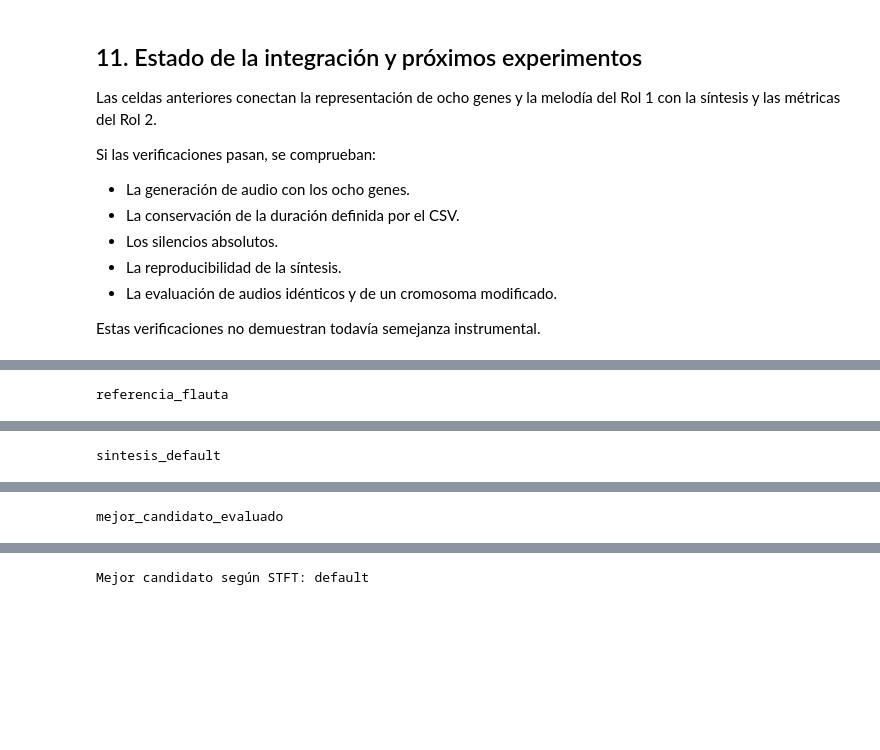
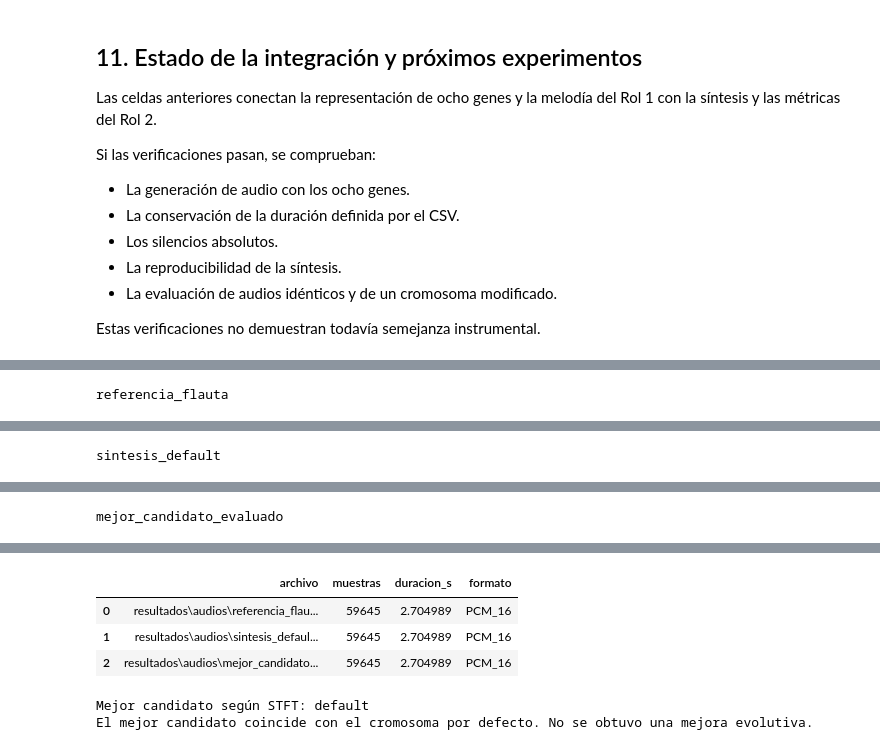
Before and after one commit to AlejoHuay/silbido-a-instrumento-prototipo-AG-IA, a Jupyter notebook: notebooks/02_rol2_sintesis_fitness.ipynb, the cells around one changed output, grey strips where cells are left out. Cells and saved outputs as stored; diff of their text form; code cells hidden in the pictures; blank space fills up the shorter version.

```diff
--- a/notebooks/02_rol2_sintesis_fitness.ipynb
+++ b/notebooks/02_rol2_sintesis_fitness.ipynb
@@ -361,20 +384,3 @@ display(pd.DataFrame([resultado_identico]))
 # %% [output]
 |  | error_stft_db | fitness_stft | fitness_croma |
 | 0 | 0.0 | 1.0 | 1.0 |
-# %%
-# Copiar el cromosoma inicial de ocho genes.
-gen_distinto = gen_prueba.copy()
-
-# Modificar únicamente la amplitud del segundo armónico.
-indice = rep.obtener_nombres_genes().index("amp_arm2")
-gen_distinto[indice] = 0.95
-
-aptitud = evaluar_individuo(
-    gen=gen_distinto,
-    notas=notas,
-    duraciones=duraciones,
-    referencia=audio,  # Comprobación con referencia sintética.
-    metrica="stft",
-)
-
-print(f"Aptitud que recibiría el AG: {aptitud:.4f}")
@@ -873,40 +1182,86 @@ nombre_mejor = comparacion.loc[
     "candidato",
 ]
 
+gen_mejor = candidatos[nombre_mejor].copy()
+
 audio_default = sintetizar_instrumento(
-    notas, duraciones, gen_prueba
+    notas,
+    duraciones,
+    gen_prueba,
 )
 
 audio_mejor = sintetizar_instrumento(
-    notas, duraciones, candidatos[nombre_mejor]
+    notas,
+    duraciones,
+    gen_mejor,
 )
+
+audios_exportados = []
 
 for nombre, senal in {
     "referencia_flauta": referencia,
     "sintesis_default": audio_default,
     "mejor_candidato_evaluado": audio_mejor,
 }.items():
-    guardar_wav(CARPETA_ROL2 / f"{nombre}.wav", senal)
+    ruta = guardar_wav(
+        CARPETA_AUDIO / f"{nombre}.wav",
+        senal,
+    )
+
+    informacion = sf.info(ruta)
+
+    assert informacion.samplerate == FRECUENCIA_MUESTREO
+    assert informacion.channels == 1
+    assert informacion.subtype == "PCM_16"
+    assert informacion.frames == len(referencia)
+
+    audios_exportados.append({
+        "archivo": str(ruta.relative_to(RAIZ)),
+        "muestras": informacion.frames,
+        "duracion_s": informacion.duration,
+        "formato": informacion.subtype,
+    })
 
     print(nombre)
+
     display(Audio(
         senal,
         rate=FRECUENCIA_MUESTREO,
         normalize=False,
     ))
 
-np.save(
-    CARPETA_ROL2 / "gen_mejor_candidato_evaluado.npy",
-    candidatos[nombre_mejor],
+
+ruta_gen_mejor = (
+    CARPETA_AUDIO / "gen_mejor_candidato_evaluado.npy"
 )
 
-print(f"Mejor candidato según STFT: {nombre_mejor}")
+np.save(
+    ruta_gen_mejor,
+    gen_mejor,
+)
+
+display(pd.DataFrame(audios_exportados))
+
+print(
+    f"Mejor candidato según STFT: {nombre_mejor}"
+)
+
+if nombre_mejor == "default":
+    print(
+        "El mejor candidato coincide con el cromosoma "
+        "por defecto. No se obtuvo una mejora evolutiva."
+    )
 # %% [output]
 referencia_flauta
 [interactive output not drawn]
 sintesis_default
 [interactive output not drawn]
 mejor_candidato_evaluado
 [interactive output not drawn]
+|  | archivo | muestras | duracion_s | formato |
+| 0 | resultados\audios\referencia_flau... | 59645 | 2.704989 | PCM_16 |
+| 1 | resultados\audios\sintesis_defaul... | 59645 | 2.704989 | PCM_16 |
+| 2 | resultados\audios\mejor_candidato... | 59645 | 2.704989 | PCM_16 |
 Mejor candidato según STFT: default
+El mejor candidato coincide con el cromosoma por defecto. No se obtuvo una mejora evolutiva.
 # %% [markdown]
```
Also changed, not shown: parts of 15 cells of this notebook, 11 other files.
